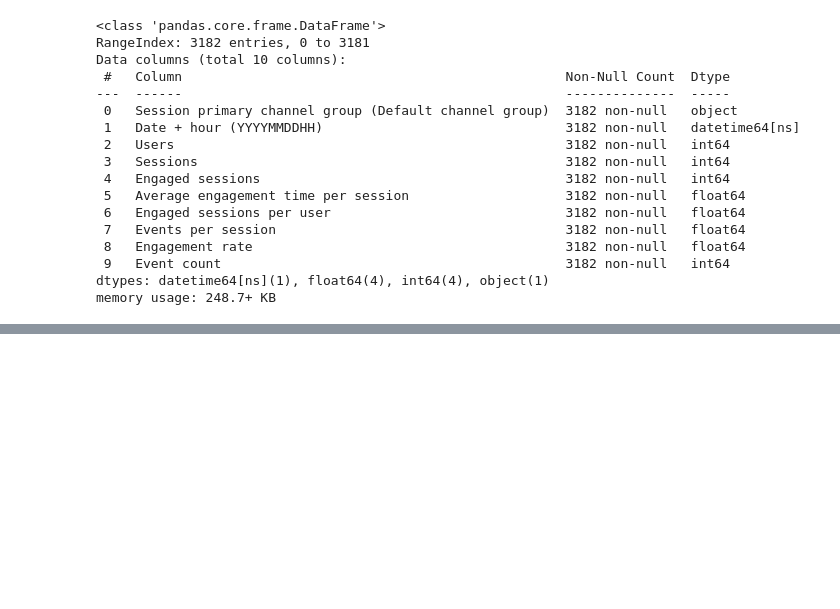
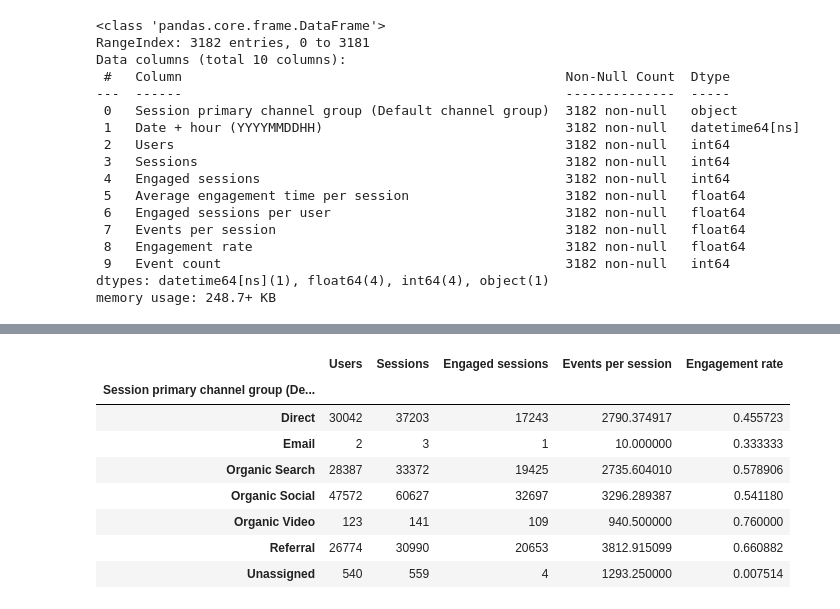
Before and after one commit to Tanwar-Aastha/Website-Performance-Analysis, a Jupyter notebook: performance_analysis.ipynb, the cells around one changed output, grey strips where cells are left out. Drawn from its saved outputs; the diff is of its cells as text; code cells hidden in the pictures; blank space fills up the shorter version.

```diff
--- a/performance_analysis.ipynb
+++ b/performance_analysis.ipynb
@@ -139,0 +223,12 @@ Index(['Session primary channel group (Default channel group)',
+# %%
+channel_performance
+# %% [output]
+|  | Users | Sessions | Engaged sessions | Events per session | Engagement rate |
+| Session primary channel group (De... |  |  |  |  |  |
+| Direct | 30042 | 37203 | 17243 | 2790.374917 | 0.455723 |
+| Email | 2 | 3 | 1 | 10.000000 | 0.333333 |
+| Organic Search | 28387 | 33372 | 19425 | 2735.604010 | 0.578906 |
+| Organic Social | 47572 | 60627 | 32697 | 3296.289387 | 0.541180 |
+| Organic Video | 123 | 141 | 109 | 940.500000 | 0.760000 |
+| Referral | 26774 | 30990 | 20653 | 3812.915099 | 0.660882 |
+| Unassigned | 540 | 559 | 4 | 1293.250000 | 0.007514 |
```
Also changed, not shown: parts of 12 cells of this notebook.
